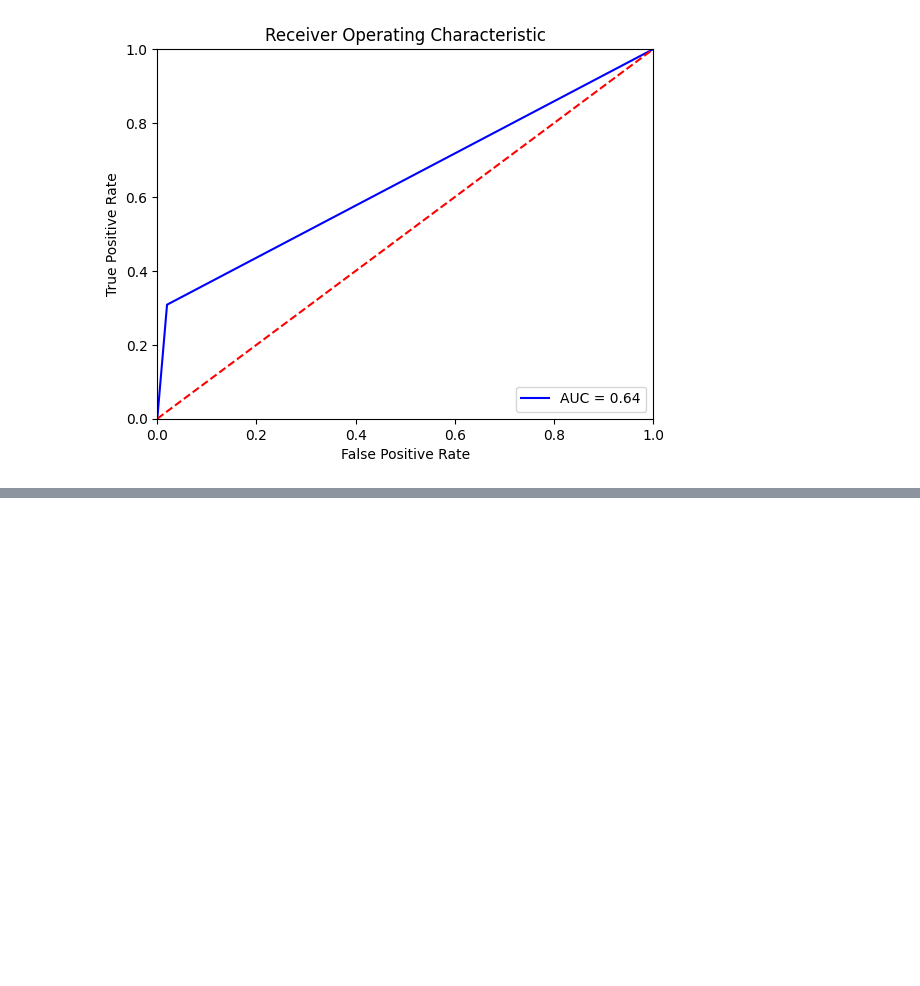
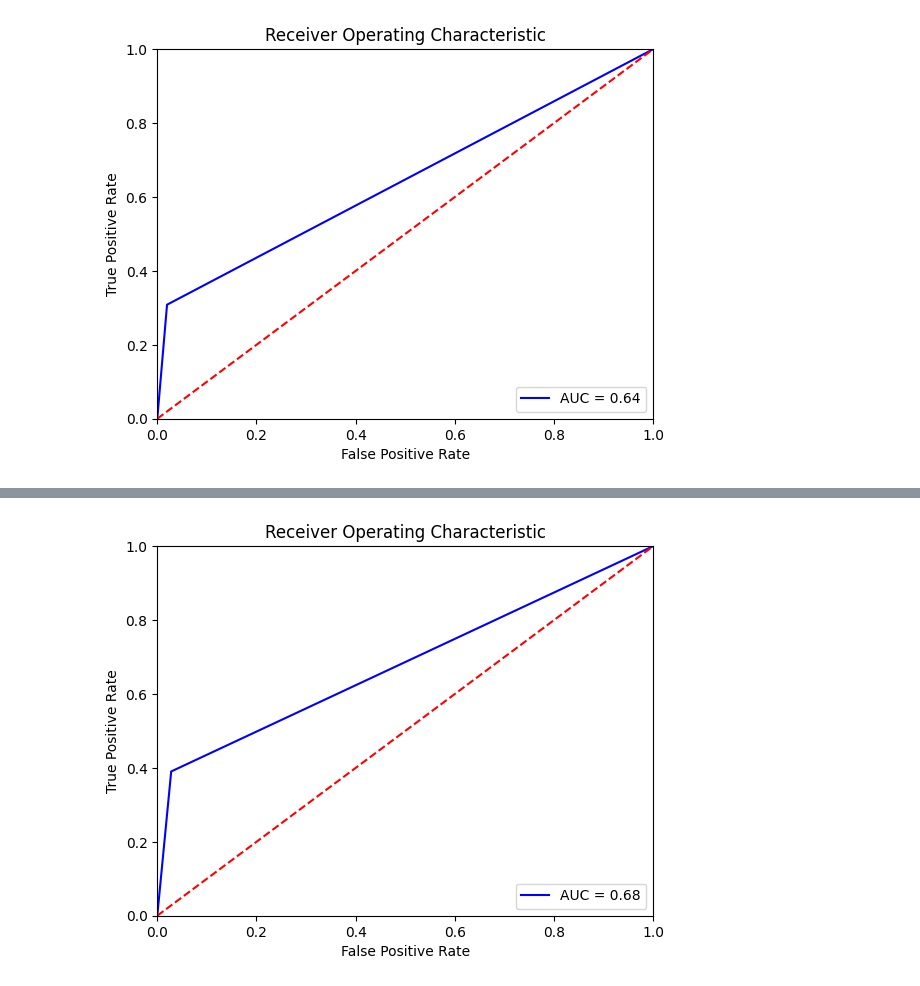
Before and after one commit to yunethiri/DSA4262-geneandtonic, a Jupyter notebook: eda.ipynb, the cells around one changed output, grey strips where cells are left out. Saved outputs shown, nothing was run; the diff lists cells and outputs as text; code cells hidden in the pictures; blank space fills up the shorter version.

Commit message:
Added SMOTE combined with RandomUnderSampler for training set

```diff
--- a/eda.ipynb
+++ b/eda.ipynb
@@ -12,10 +12,11 @@ from sklearn.metrics import accuracy_score, classification_report, roc_auc_score
 df_labels= 'data.info.txt'
 df_labels = pd.read_csv(df_labels, delimiter=',')
 # %%
-df_raw = 'dataset0.json'
+## with gzip
+import gzip
+df_raw = 'dataset0.json.gz'
 
-# Open the file and read line by line (each line = one read)
-with open(df_raw, 'r') as file:
+with gzip.open(df_raw, 'rt') as file:
     data_list = []
     for line in file:
         try:
@@ -234,6 +235,6 @@ weighted avg       0.94      0.95      0.94     19088
 # %% [markdown]
 XGBoost classifier
 # %%
-model = XGBClassifier(use_label_encoder=False, eval_metric='logloss')
+model = XGBClassifier(eval_metric='logloss')
 model.fit(X_train_scaled, y_train)
 y_pred = model.predict(X_test_scaled)
@@ -363,0 +380,13 @@ plt.show()
+# %%
+model = RandomForestClassifier()
+model.fit(X_train_resampled, y_train_resampled)
+y_pred = model.predict(X_test_scaled)
+
+accuracy = accuracy_score(y_test, y_pred)
+roc_auc = roc_auc_score(y_test, y_pred)
+report = classification_report(y_test, y_pred)
+
+# Output the results
+print(f"Accuracy: {accuracy}")
+print(f"ROC AUC: {roc_auc}")
+print(report)
@@ -363,0 +404,17 @@ plt.show()
+# %%
+import sklearn.metrics as metrics
+
+fpr, tpr, threshold = metrics.roc_curve(y_test, y_pred)
+roc_auc = metrics.auc(fpr, tpr)
+
+plt.title('Receiver Operating Characteristic')
+plt.plot(fpr, tpr, 'b', label = 'AUC = %0.2f' % roc_auc)
+plt.legend(loc = 'lower right')
+plt.plot([0, 1], [0, 1],'r--')
+plt.xlim([0, 1])
+plt.ylim([0, 1])
+plt.ylabel('True Positive Rate')
+plt.xlabel('False Positive Rate')
+plt.show()
+# %% [output]
+[figure, added]
```
Also changed, not shown: parts of 10 cells of this notebook.
